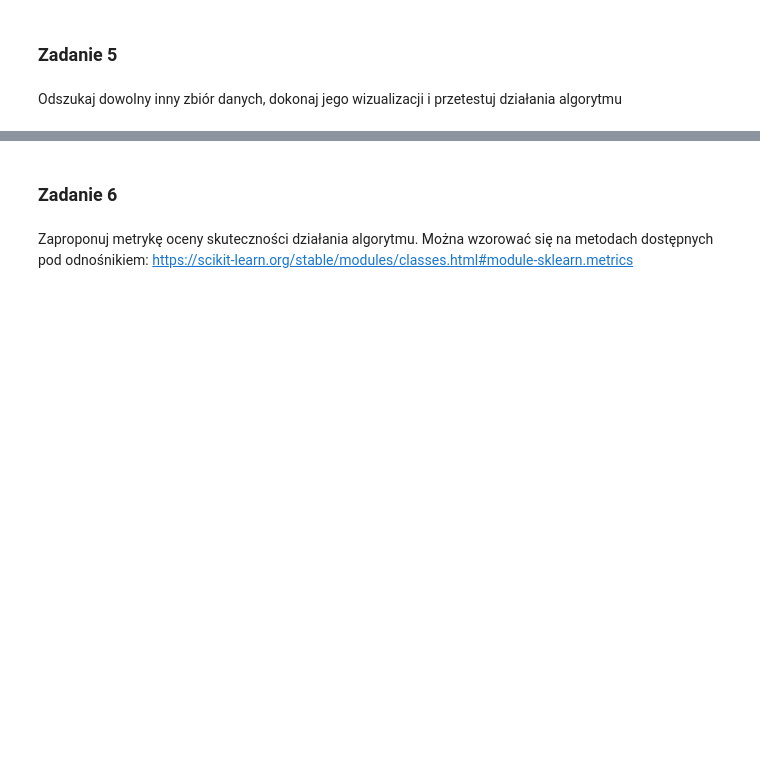
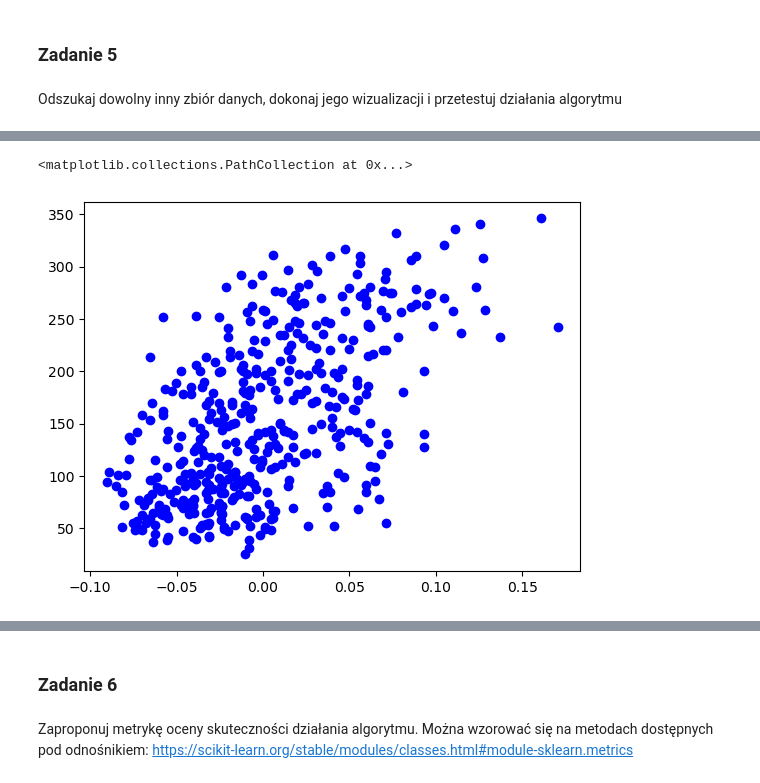
Before and after one commit to kamazur2002/pk_machine_learning, a Jupyter notebook: polynomial_regression/160803_Kamila_Zur_Polynomial_regression.ipynb, the cells around one changed output, grey strips where cells are left out. Drawn from its saved outputs; the diff is of its cells as text; code cells hidden in the pictures; blank space fills up the shorter version.

```diff
--- a/polynomial_regression/160803_Kamila_Zur_Polynomial_regression.ipynb
+++ b/polynomial_regression/160803_Kamila_Zur_Polynomial_regression.ipynb
@@ -79,0 +232,7 @@ Odszukaj dowolny inny zbiór danych, dokonaj jego wizualizacji i przetestuj dzia
+# %%
+from sklearn.datasets import load_diabetes
+data = load_diabetes()
+df = pd.DataFrame(data['data'], columns=data['feature_names'])
+X = df['bmi'].values
+y = data['target']
+df.head()
@@ -79,0 +246,5 @@ Odszukaj dowolny inny zbiór danych, dokonaj jego wizualizacji i przetestuj dzia
+# %%
+plt.scatter(X, y, color='blue', label='Data Points')
+# %% [output]
+<matplotlib.collections.PathCollection at 0x...>
+[figure, added]
```
Also changed, not shown: parts of 19 cells of this notebook.
